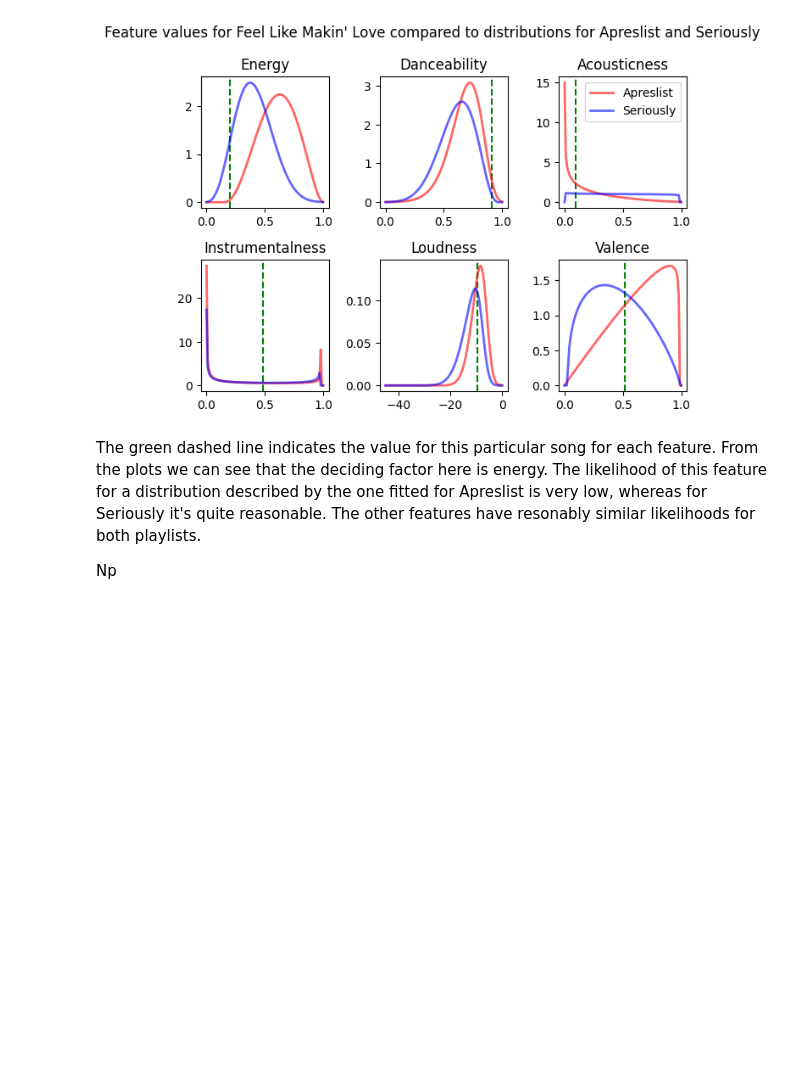
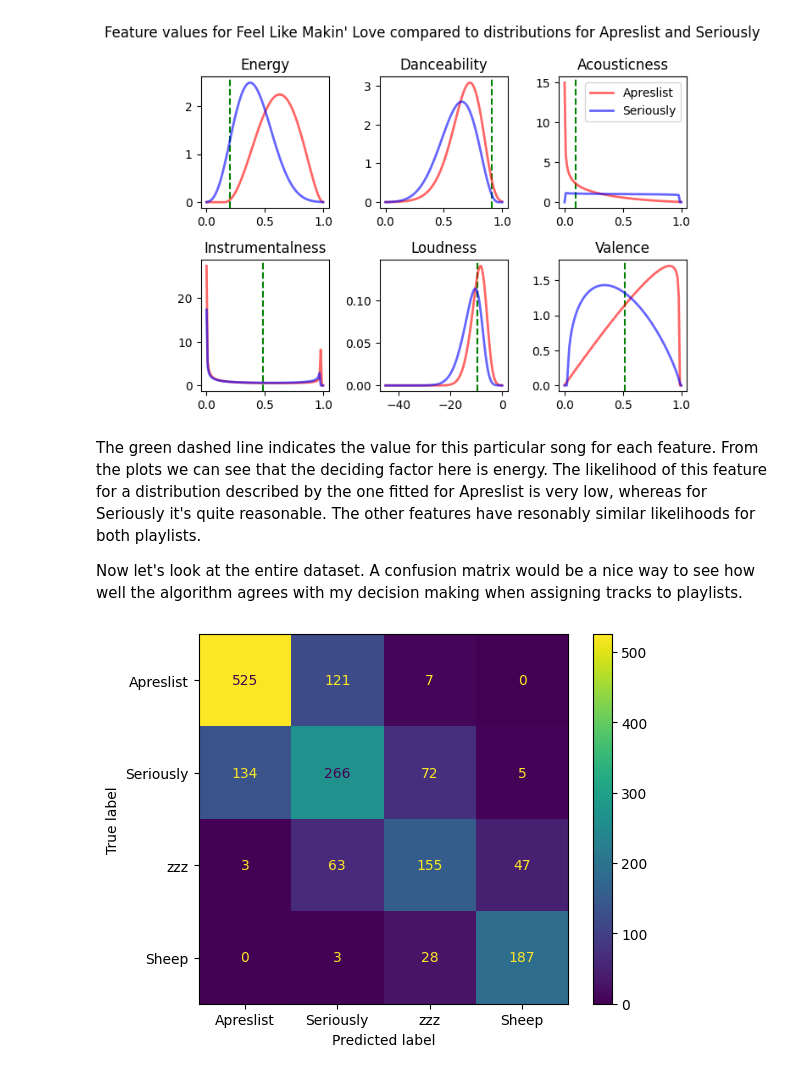
Before and after one commit to dbatten5/spauditify, a Jupyter notebook: poc.ipynb, the cells around one changed output. Drawn from its saved outputs; the diff is of its cells as text; code cells hidden in the pictures; blank space fills up the shorter version.

Commit message:
add confusion matrix

```diff
--- a/poc.ipynb
+++ b/poc.ipynb
@@ -641,4 +641,27 @@ plt.show()
 # %% [markdown]
 The green dashed line indicates the value for this particular song for each feature. From the plots we can see that the deciding factor here is energy. The likelihood of this feature for a distribution described by the one fitted for Apreslist is very low, whereas for Seriously it's quite reasonable. The other features have resonably similar likelihoods for both playlists.
 
-Np
+Now let's look at the entire dataset. A confusion matrix would be a nice way to see how well the algorithm agrees with my decision making when assigning tracks to playlists.
+# %%
+from sklearn import metrics
+
+y_pred = np.argmax(all_ll, 1)
+y_true = np.hstack(
+    (
+        np.zeros(len(apreslist_track_data)),
+        np.ones(len(seriously_track_data)),
+        np.ones(len(zzz_track_data)) * 2,
+        np.ones(len(sheep_track_data)) * 3,
+    )
+)
+
+cm = metrics.confusion_matrix(y_true, y_pred)
+
+cm_display = metrics.ConfusionMatrixDisplay(
+    confusion_matrix=cm, display_labels=["Apreslist", "Seriously", "zzz", "Sheep"]
+)
+
+cm_display.plot()
+plt.show()
+# %% [output]
+[figure, added]
```
Also changed, not shown: parts of 3 cells of this notebook, 3 other files.
